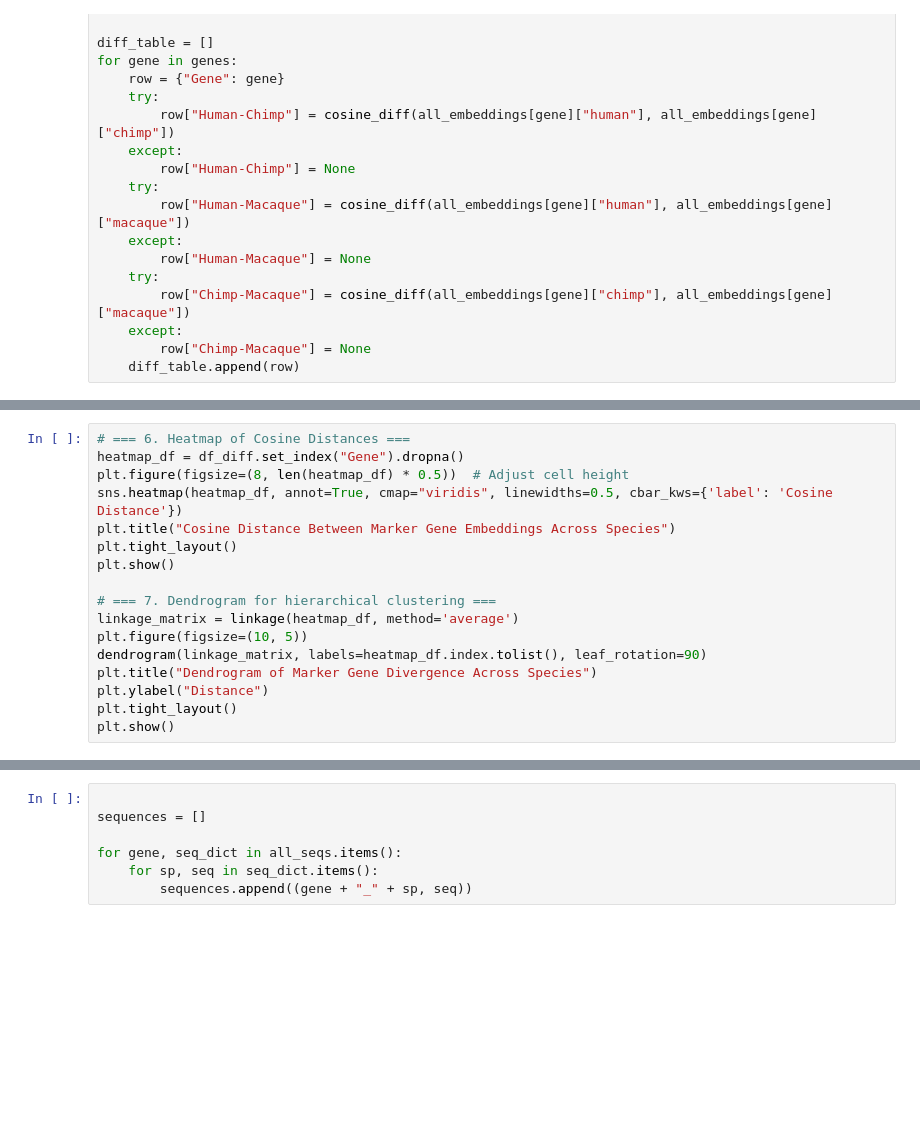
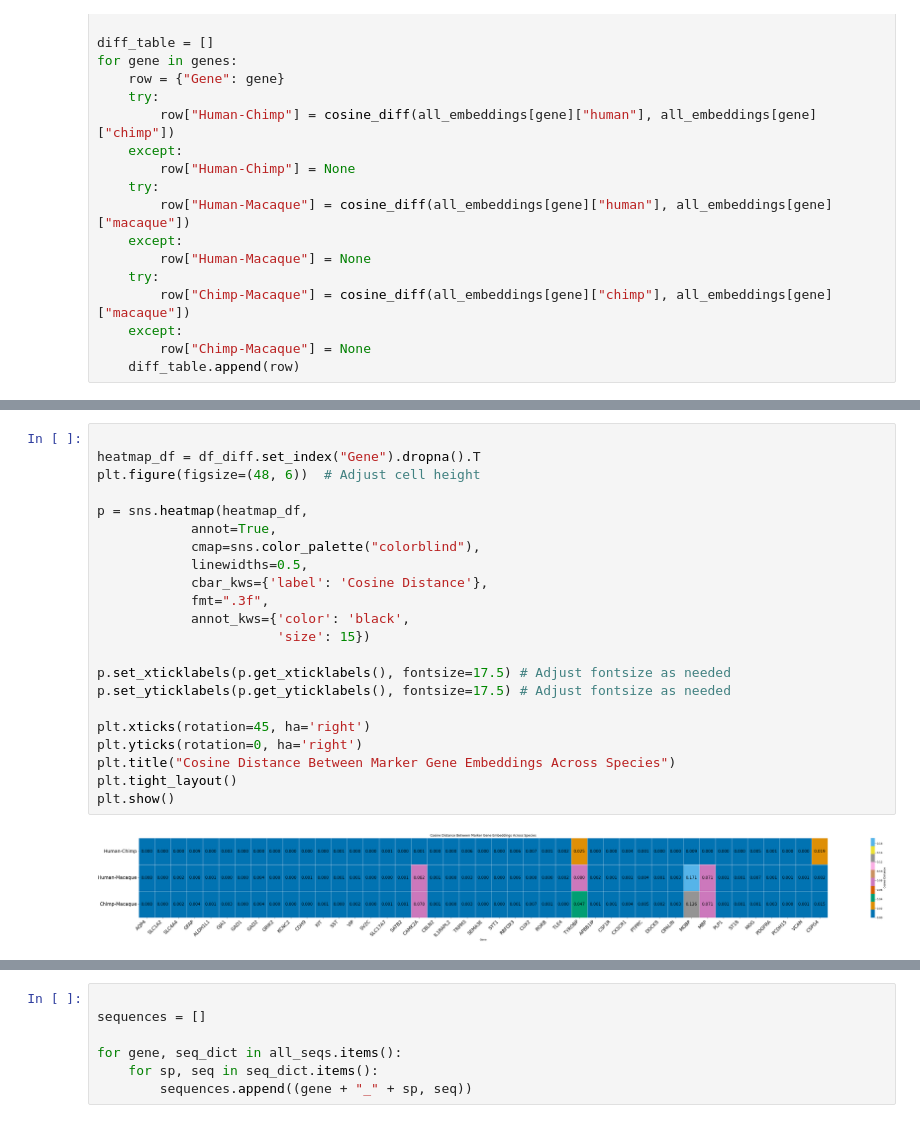
Before and after one commit to dmj6288/ESM_ProteinPred, a Jupyter notebook: Step_1_ESM1b_StructureComparison.ipynb, the cells around one changed output, grey strips where cells are left out. Cells and saved outputs as stored; diff of their text form; blank space fills up the shorter version.

```diff
--- a/Step_1_ESM1b_StructureComparison.ipynb
+++ b/Step_1_ESM1b_StructureComparison.ipynb
@@ -340,17 +425,0 @@ plt.show()
-# %%
-# === 6. Heatmap of Cosine Distances ===
-heatmap_df = df_diff.set_index("Gene").dropna()
-plt.figure(figsize=(8, len(heatmap_df) * 0.5))  # Adjust cell height
-sns.heatmap(heatmap_df, annot=True, cmap="viridis", linewidths=0.5, cbar_kws={'label': 'Cosine Distance'})
-plt.title("Cosine Distance Between Marker Gene Embeddings Across Species")
-plt.tight_layout()
-plt.show()
-
-# === 7. Dendrogram for hierarchical clustering ===
-linkage_matrix = linkage(heatmap_df, method='average')
-plt.figure(figsize=(10, 5))
-dendrogram(linkage_matrix, labels=heatmap_df.index.tolist(), leaf_rotation=90)
-plt.title("Dendrogram of Marker Gene Divergence Across Species")
-plt.ylabel("Distance")
-plt.tight_layout()
-plt.show()
@@ -359,0 +433,24 @@ plt.show()
+# %%
+
+heatmap_df = df_diff.set_index("Gene").dropna().T
+plt.figure(figsize=(48, 6))  # Adjust cell height
+
+p = sns.heatmap(heatmap_df,
+            annot=True,
+            cmap=sns.color_palette("colorblind"),
+            linewidths=0.5,
+            cbar_kws={'label': 'Cosine Distance'},
+            fmt=".3f",
+            annot_kws={'color': 'black',
+                       'size': 15})
+
+p.set_xticklabels(p.get_xticklabels(), fontsize=17.5) # Adjust fontsize as needed
+p.set_yticklabels(p.get_yticklabels(), fontsize=17.5) # Adjust fontsize as needed
+
+plt.xticks(rotation=45, ha='right')
+plt.yticks(rotation=0, ha='right')
+plt.title("Cosine Distance Between Marker Gene Embeddings Across Species")
+plt.tight_layout()
+plt.show()
+# %% [output]
+[figure, added]
```
Also changed, not shown: parts of 24 cells of this notebook.
